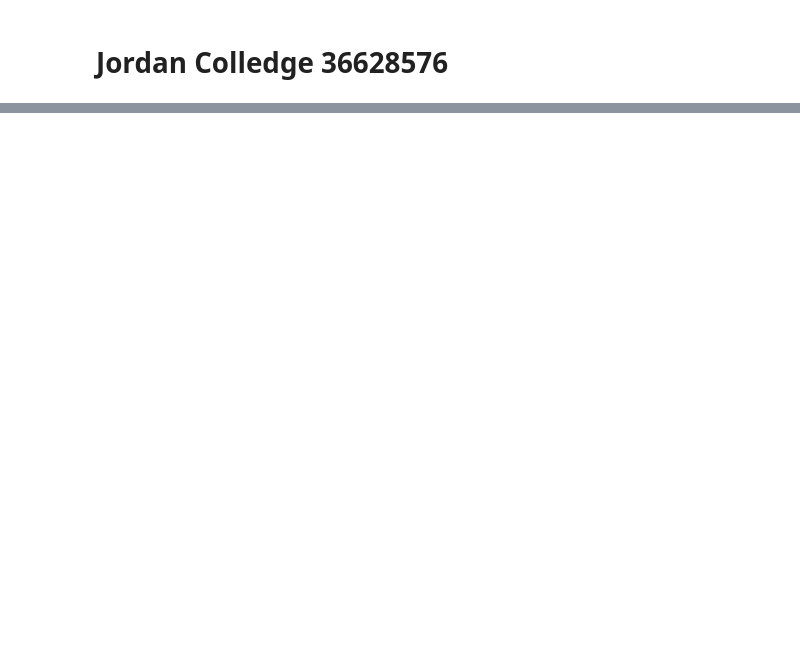
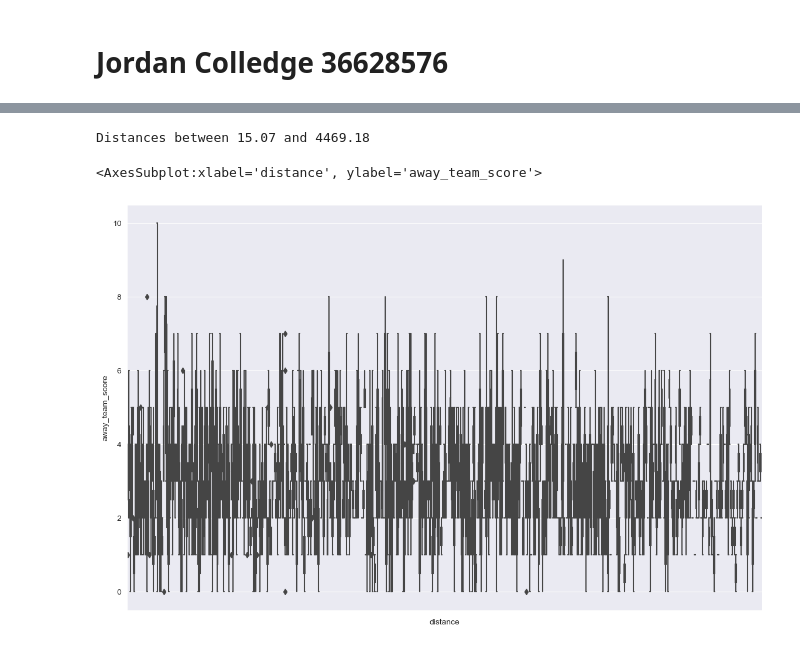
Before and after one commit to ubco-W2022T1-cosc301/project-group10, a Jupyter notebook: notebooks/analysis1.ipynb, the cells around one changed output, grey strips where cells are left out. Drawn from its saved outputs; the diff is of its cells as text; code cells hidden in the pictures; blank space fills up the shorter version.

```diff
--- a/notebooks/analysis1.ipynb
+++ b/notebooks/analysis1.ipynb
@@ -31,0 +151,13 @@ display(df)
+# %%
+plt.figure(figsize=(14,9))
+sns.set_style('darkgrid')
+boxplot_away = sns.boxplot(x='distance',y='away_team_score',data=df, orient="v")
+max_dist = max(df["distance"])
+min_dist = min(df["distance"])
+print("Distances between " + str(min_dist) + " and " + str(max_dist))
+boxplot_away.set(xticklabels=[])
+boxplot_away
+# %% [output]
+Distances between 15.07 and 4469.18
+<AxesSubplot:xlabel='distance', ylabel='away_team_score'>
+[figure, added]
```
Also changed, not shown: parts of 13 cells of this notebook, 2 other files.
